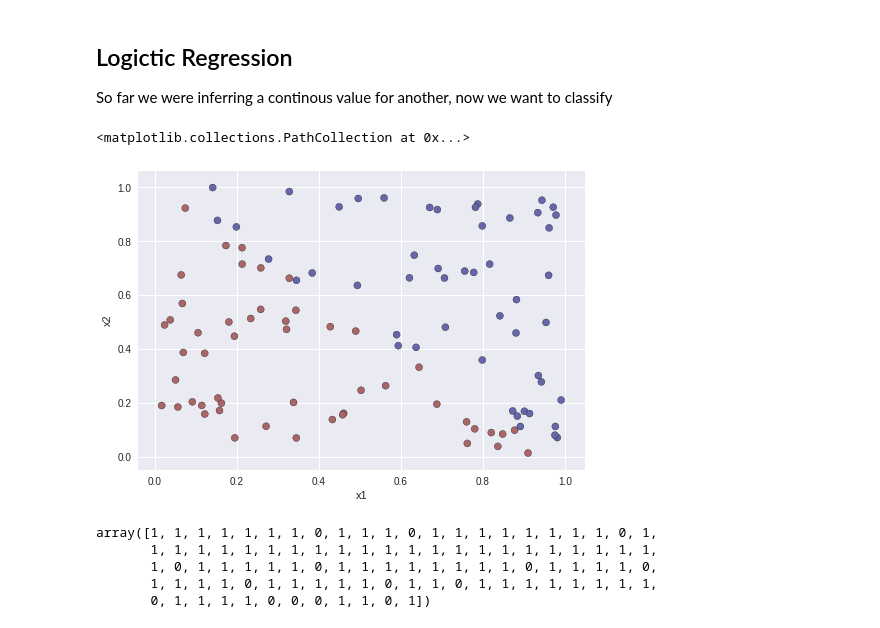
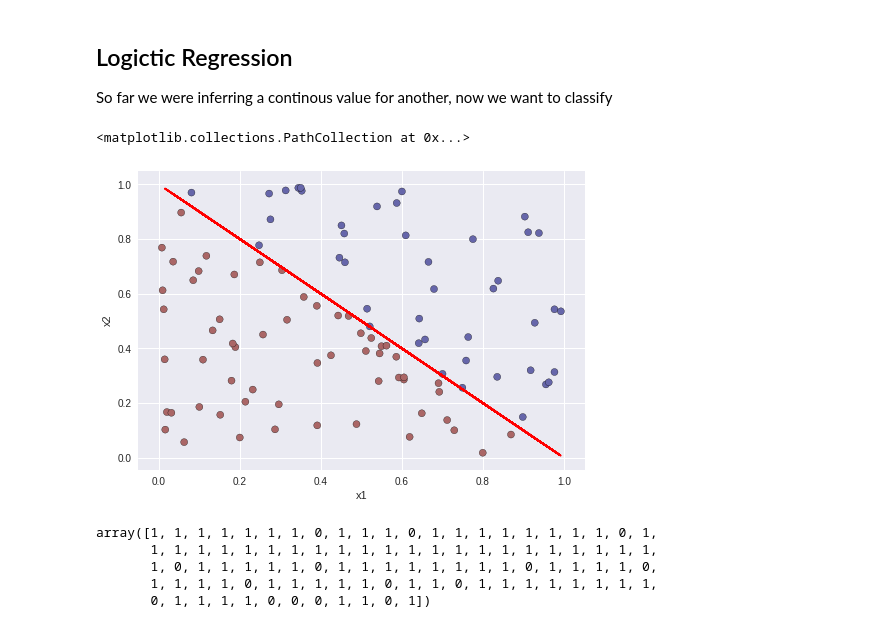
Before and after one commit to DJCordhose/deep-learning-crash-course-notebooks, a Jupyter notebook: tf-v2/tf-low-level.ipynb, the cells around one changed output. Saved outputs shown, nothing was run; the diff lists cells and outputs as text; code cells hidden in the pictures.

```diff
--- a/tf-v2/tf-low-level.ipynb
+++ b/tf-v2/tf-low-level.ipynb
@@ -478,25 +478,29 @@ So far we were inferring a continous value for another, now we want to classify
 # %%
 from matplotlib.colors import ListedColormap
 
 a = -1
 b = 1
 n = 100
 
 # all points
 X = np.random.uniform(0, 1, (n, 2))
 
+# our line
+line_x = np.random.uniform(0, 1, n)
+line_y = a*line_x+b
+plt.plot(line_x, line_y, 'r')
 
 # below and above line
 y = X[:, 1] > a*X[:, 0]+b
 y = y.astype(int)
 
 plt.xlabel("x1")
 plt.ylabel("x2")
 
 plt.scatter(X[:,0], X[:,1], c=y, cmap=ListedColormap(['#AA6666', '#6666AA']), marker='o', edgecolors='k')
 # %% [output]
 <matplotlib.collections.PathCollection at 0x...>
-[figure, old version]
+[figure, new version]
 # %%
 y
 # %% [output]
```
